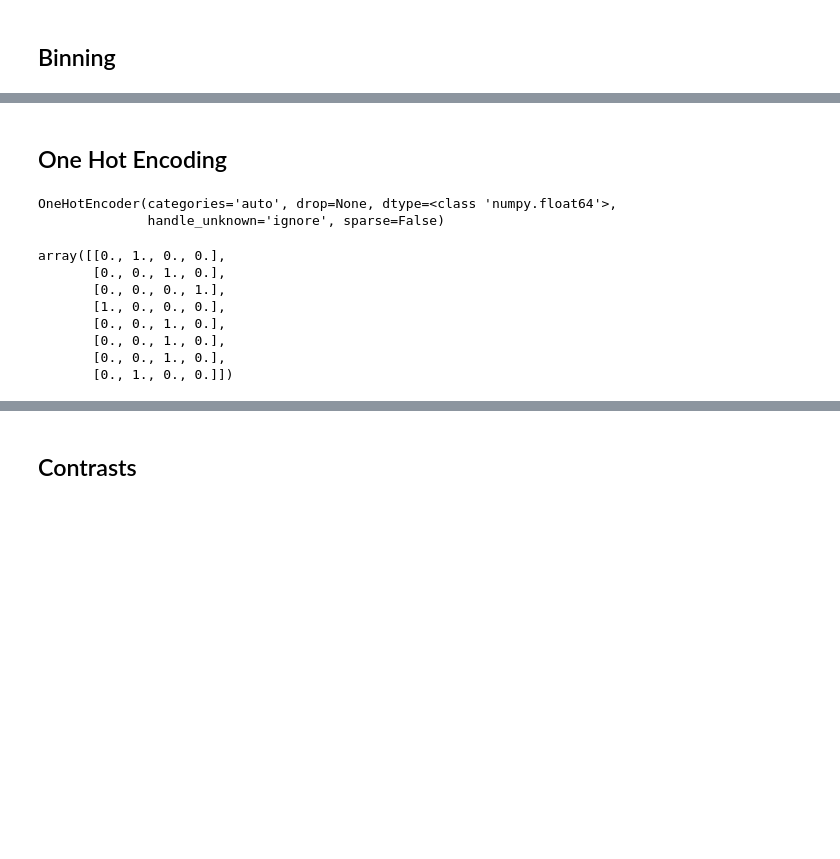
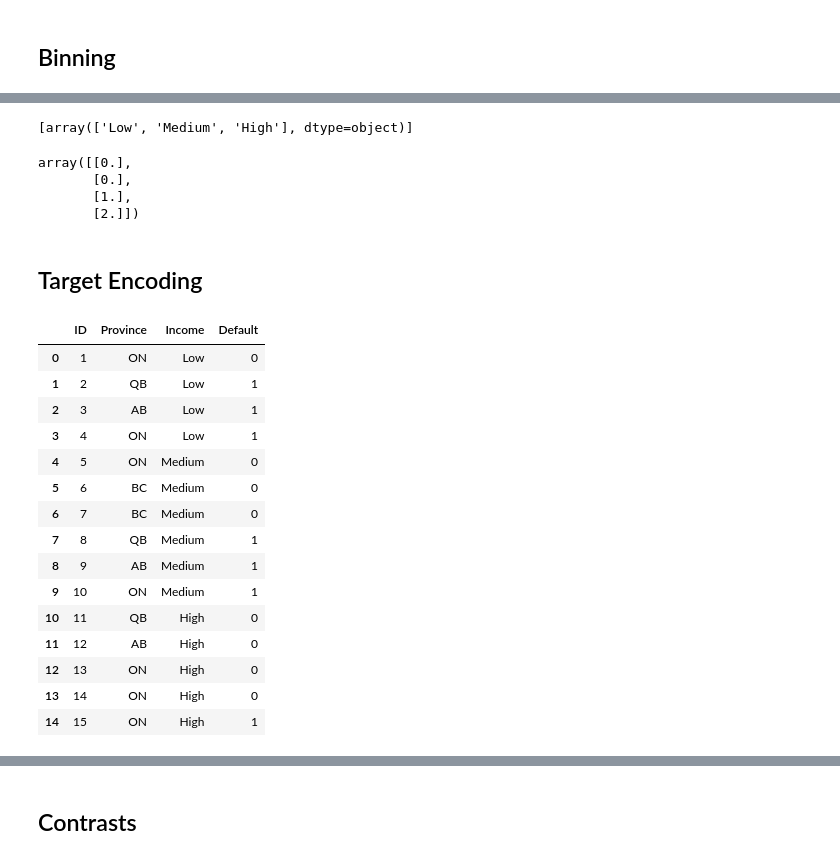
Before and after one commit to stepthom/869_course, a Jupyter notebook: classification/slides_classification_feature_engineering.ipynb, the cells around one changed output, grey strips where cells are left out. Cells and saved outputs as stored; diff of their text form; code cells hidden in the pictures; blank space fills up the shorter version.

```diff
--- a/classification/slides_classification_feature_engineering.ipynb
+++ b/classification/slides_classification_feature_engineering.ipynb
@@ -298,20 +466,32 @@ X_test
+# %%
+enc.categories_
+# %% [output]
+[array(['Low', 'Medium', 'High'], dtype=object)]
+# %%
+enc.transform(X_test[['Income']])
+# %% [output]
+array([[0.],
+       [0.],
+       [1.],
+       [2.]])
 # %% [markdown]
-## One Hot Encoding
+## Target Encoding
-# %%
-from sklearn.preprocessing import OneHotEncoder
-
-enc = OneHotEncoder(handle_unknown='ignore', sparse=False)
-enc.fit(X_train[['Province']])
-
-enc.transform(X_train[['Province']])
-# %% [output]
-OneHotEncoder(categories='auto', drop=None, dtype=<class 'numpy.float64'>,
-              handle_unknown='ignore', sparse=False)
-array([[0., 1., 0., 0.],
-       [0., 0., 1., 0.],
-       [0., 0., 0., 1.],
-       [1., 0., 0., 0.],
-       [0., 0., 1., 0.],
-       [0., 0., 1., 0.],
-       [0., 0., 1., 0.],
-       [0., 1., 0., 0.]])
+# %%
+train_df
+# %% [output]
+|  | ID | Province | Income | Default |
+| 0 | 1 | ON | Low | 0 |
+| 1 | 2 | QB | Low | 1 |
+| 2 | 3 | AB | Low | 1 |
+| 3 | 4 | ON | Low | 1 |
+| 4 | 5 | ON | Medium | 0 |
+| 5 | 6 | BC | Medium | 0 |
+| 6 | 7 | BC | Medium | 0 |
+| 7 | 8 | QB | Medium | 1 |
+| 8 | 9 | AB | Medium | 1 |
+| 9 | 10 | ON | Medium | 1 |
+| 10 | 11 | QB | High | 0 |
+| 11 | 12 | AB | High | 0 |
+| 12 | 13 | ON | High | 0 |
+| 13 | 14 | ON | High | 0 |
+| 14 | 15 | ON | High | 1 |
```
Also changed, not shown: parts of 29 cells of this notebook.
